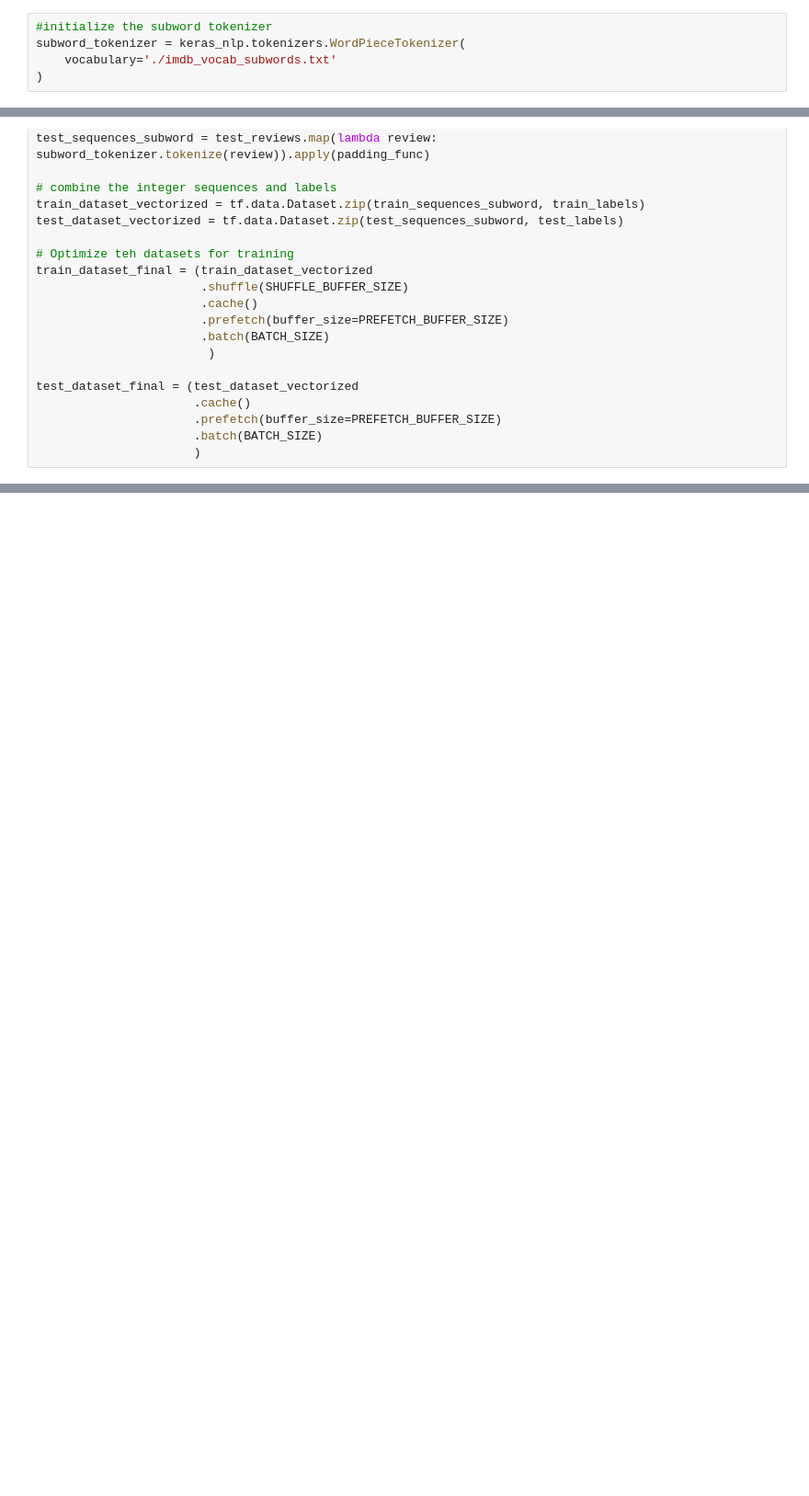
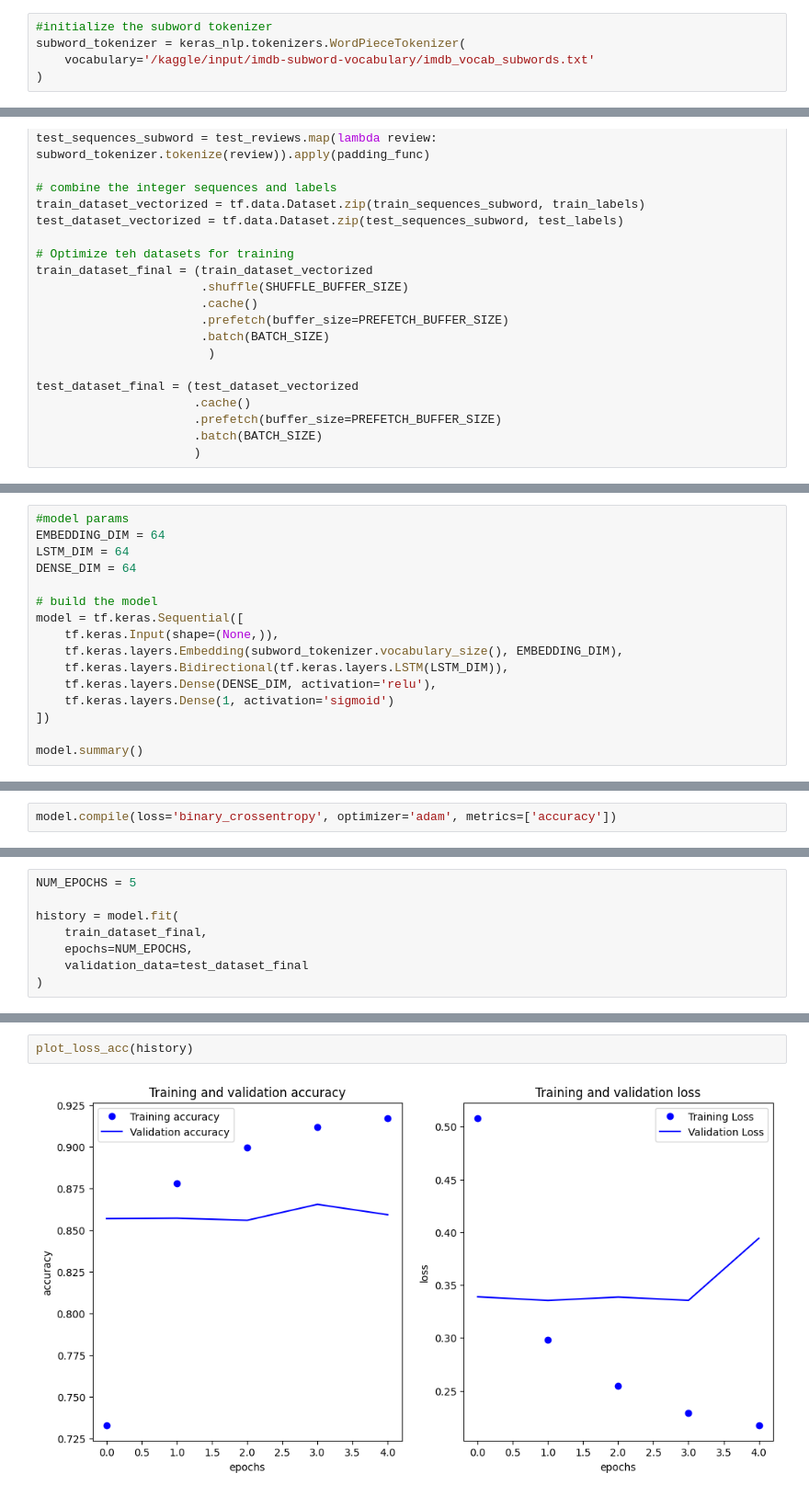
Before and after one commit to samuelpndx/nlp-lstm, a Jupyter notebook: nlp-lstm.ipynb, the cells around one changed output, grey strips where cells are left out. Shown at 92% size. Drawn from its saved outputs; the diff is of its cells as text; blank space fills up the shorter version.

Commit message:
Kaggle Notebook | nlp-lstm | Version 1

```diff
--- a/nlp-lstm.ipynb
+++ b/nlp-lstm.ipynb
@@ -32,5 +36,5 @@ keras_nlp.tokenizers.compute_word_piece_vocabulary(
 # %%
 #initialize the subword tokenizer
 subword_tokenizer = keras_nlp.tokenizers.WordPieceTokenizer(
-    vocabulary='./imdb_vocab_subwords.txt'
+    vocabulary='/kaggle/input/imdb-subword-vocabulary/imdb_vocab_subwords.txt'
 )
@@ -82,0 +114,16 @@ test_dataset_final = (test_dataset_vectorized
+# %%
+#model params
+EMBEDDING_DIM = 64
+LSTM_DIM = 64
+DENSE_DIM = 64
+
+# build the model
+model = tf.keras.Sequential([
+    tf.keras.Input(shape=(None,)),
+    tf.keras.layers.Embedding(subword_tokenizer.vocabulary_size(), EMBEDDING_DIM),
+    tf.keras.layers.Bidirectional(tf.keras.layers.LSTM(LSTM_DIM)),
+    tf.keras.layers.Dense(DENSE_DIM, activation='relu'),
+    tf.keras.layers.Dense(1, activation='sigmoid')
+])
+
+model.summary()
@@ -83 +146,3 @@ test_dataset_final = (test_dataset_vectorized
+# %%
+model.compile(loss='binary_crossentropy', optimizer='adam', metrics=['accuracy'])
 # %% [markdown]
@@ -84,0 +150,8 @@ test_dataset_final = (test_dataset_vectorized
+# %%
+NUM_EPOCHS = 5
+
+history = model.fit(
+    train_dataset_final,
+    epochs=NUM_EPOCHS,
+    validation_data=test_dataset_final
+)
@@ -84,0 +171,4 @@ test_dataset_final = (test_dataset_vectorized
+# %%
+plot_loss_acc(history)
+# %% [output]
+[figure, added]
```
Also changed, not shown: parts of 19 cells of this notebook.
